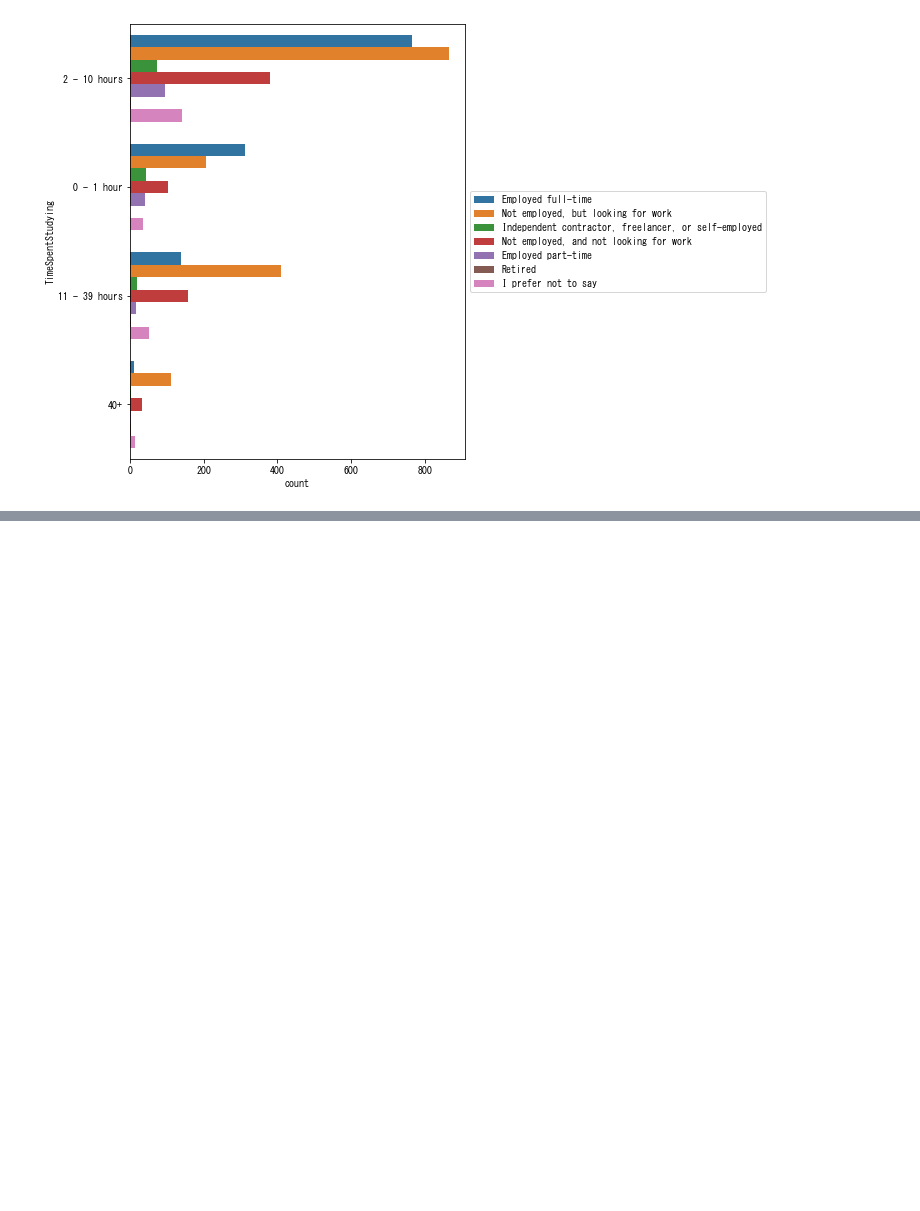
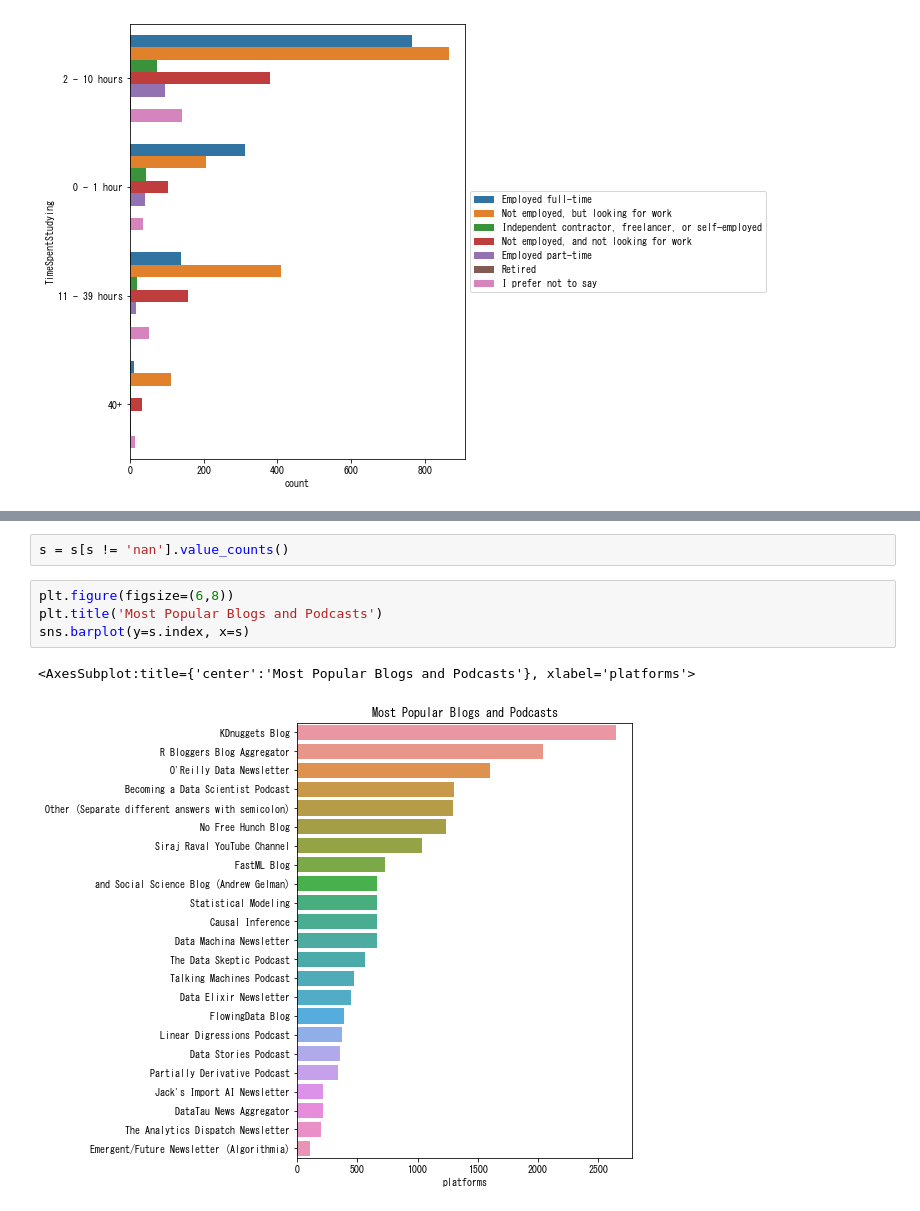
Before and after one commit to thdn1234/Python, a Jupyter notebook: Kaggle-ML-DS-survey-2017-EDA-FAQ.ipynb, the cells around one changed output, grey strips where cells are left out. Cells and saved outputs as stored; diff of their text form; blank space fills up the shorter version.

```diff
--- a/Kaggle-ML-DS-survey-2017-EDA-FAQ.ipynb
+++ b/Kaggle-ML-DS-survey-2017-EDA-FAQ.ipynb
@@ -533,0 +551,9 @@ sns.countplot(x='TimeSpentStudying',
+# %%
+s = s[s != 'nan'].value_counts()
+# %%
+plt.figure(figsize=(6,8))
+plt.title('Most Popular Blogs and Podcasts')
+sns.barplot(y=s.index, x=s)
+# %% [output]
+<AxesSubplot:title={'center':'Most Popular Blogs and Podcasts'}, xlabel='platforms'>
+[figure, added]
```
Also changed, not shown: parts of 25 cells of this notebook.
